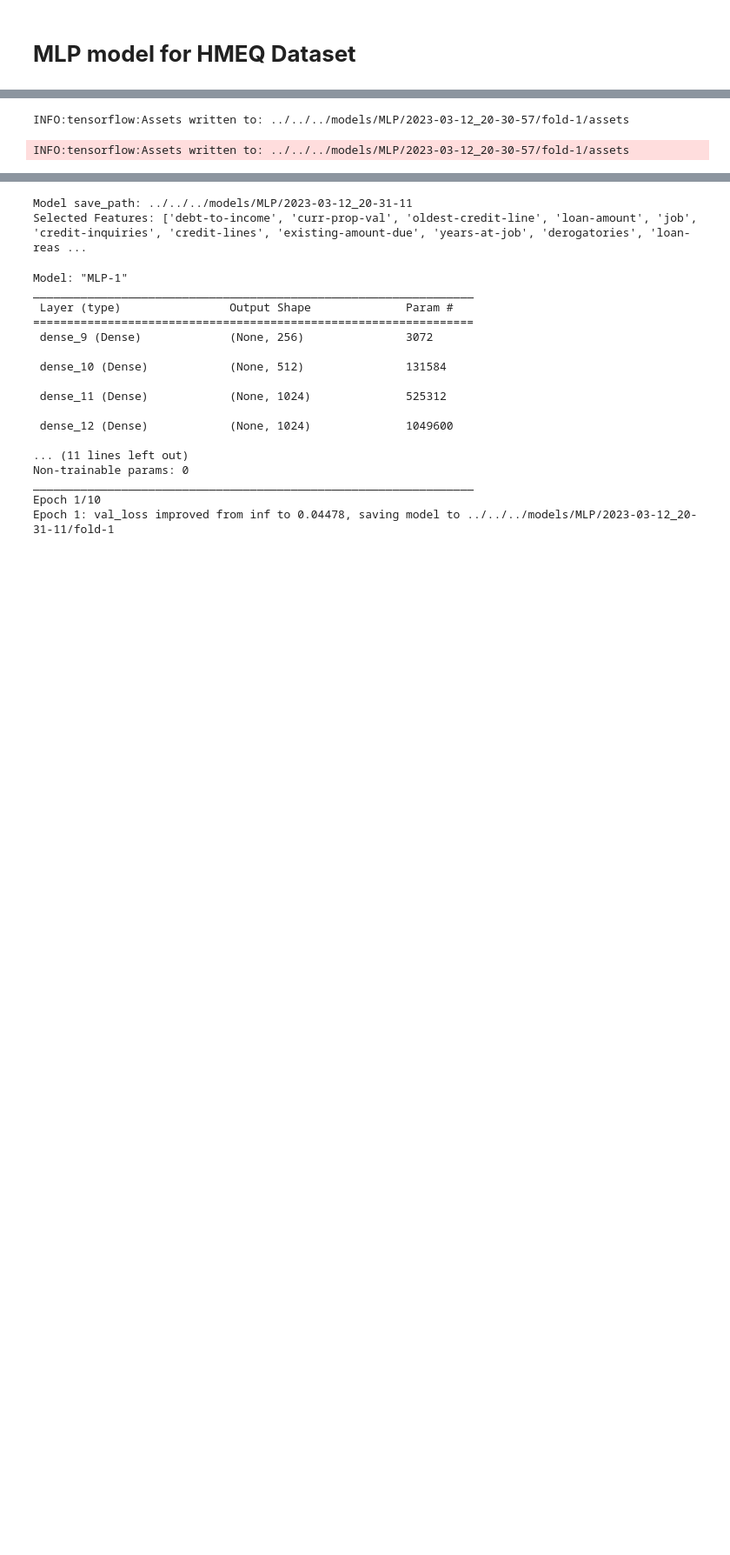
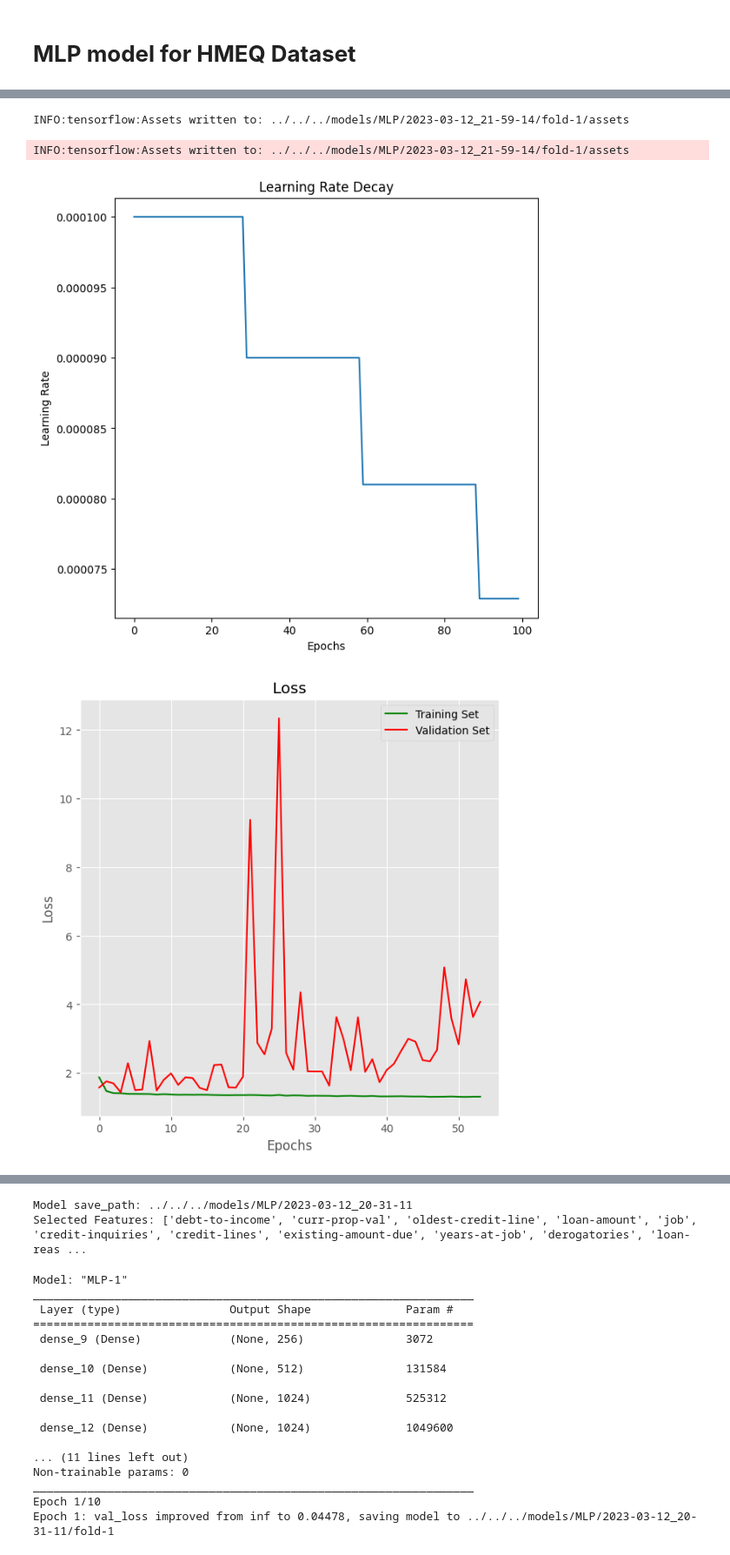
Before and after one commit to MarcoParola/credit_scoring_benchmark, a Jupyter notebook: notebooks/deep-learning/mlp/hmeq.ipynb, the cells around one changed output, grey strips where cells are left out. Shown at 87% size. Saved outputs shown, nothing was run; the diff lists cells and outputs as text; code cells hidden in the pictures; blank space fills up the shorter version.

```diff
--- a/notebooks/deep-learning/mlp/hmeq.ipynb
+++ b/notebooks/deep-learning/mlp/hmeq.ipynb
@@ -24,5 +24,5 @@ evaluation.k_fold_cross_validate(model=model, train_data=train_data,
                                  classes=['Non-Defaulted', 'Defaulted'],
                                  k_folds=5, features_scores=features_scores,
                                  features=11, model_name='MLP', learning_rate=0.0001,
-                                 epochs=10, batch_size=32, verbose=False)
+                                 epochs=100, batch_size=32, verbose=False)
 # %% [output]
@@ -55,3 +40,5 @@ Epoch 1: val_loss improved from inf to 1.12010, saving model to ../../../models/
 WARNING:absl:Found untraced functions such as _jit_compiled_convolution_op, _jit_compiled_convolution_op, _jit_compiled_convolution_op, _jit_compiled_convolution_op, _jit_compiled_convolution_op while ...
-INFO:tensorflow:Assets written to: ../../../models/MLP/2023-03-12_20-30-57/fold-1/assets
+INFO:tensorflow:Assets written to: ../../../models/MLP/2023-03-12_21-59-14/fold-1/assets
-INFO:tensorflow:Assets written to: ../../../models/MLP/2023-03-12_20-30-57/fold-1/assets
+INFO:tensorflow:Assets written to: ../../../models/MLP/2023-03-12_21-59-14/fold-1/assets
+[figure, added]
+[figure, added]
```
Also changed, not shown: parts of 4 cells of this notebook, 4 other files.
